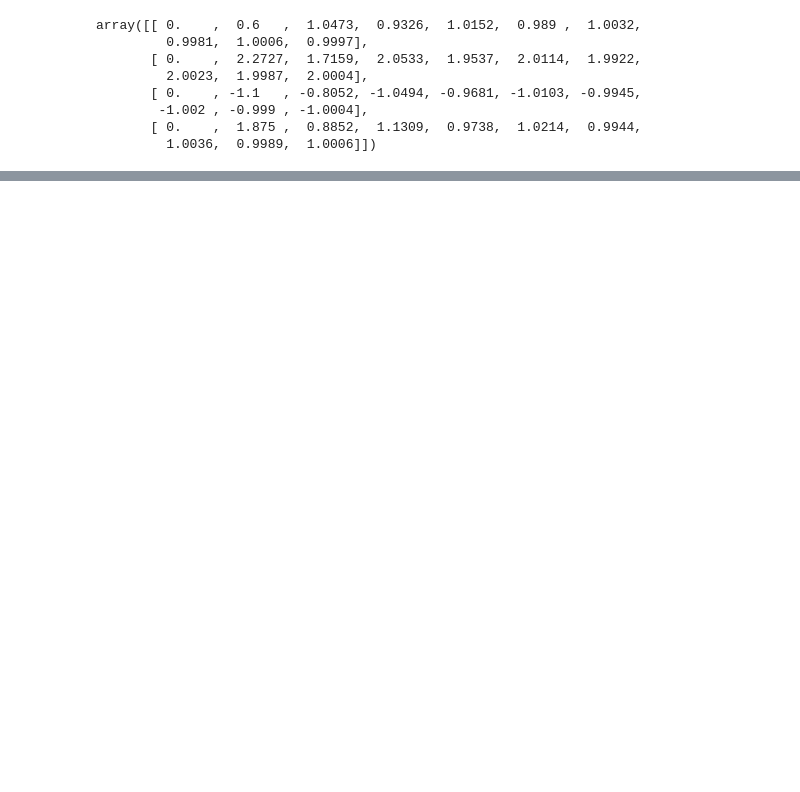
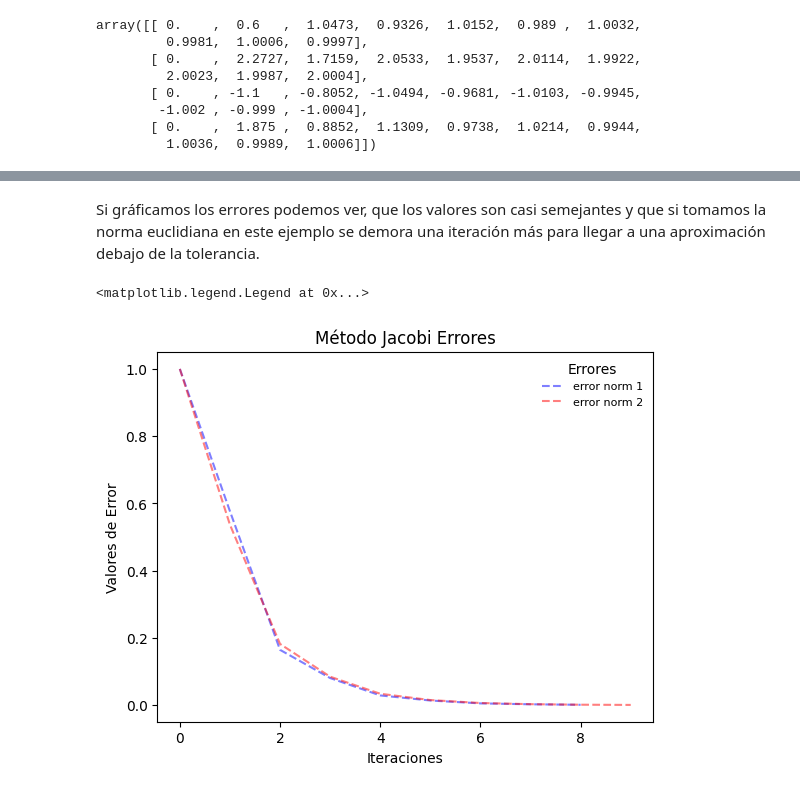
Before and after one commit to niclasDc/numerical_algorithm, a Jupyter notebook: Algoritmos_Metodos_Iterativos/Metodo_Jacobi.ipynb, the cells around one changed output, grey strips where cells are left out. Saved outputs shown, nothing was run; the diff lists cells and outputs as text; code cells hidden in the pictures; blank space fills up the shorter version.

Commit message:
Method Jacobi - Experimentos

```diff
--- a/Algoritmos_Metodos_Iterativos/Metodo_Jacobi.ipynb
+++ b/Algoritmos_Metodos_Iterativos/Metodo_Jacobi.ipynb
@@ -27,7 +58,7 @@ def transformar_sistema(A, b):
 def met_jacobi(T, c, v_0, tol, n_iteration, norm):
     norm_vk = 0
     norm_v0_vk = 0
-    error = 0
+    error = []
     table_vk = np.array([v_0])
     for i in range(0, n_iteration):
         # Matriz por vector para hallar el vector k-ésimo
@@ -43,10 +74,10 @@ def met_jacobi(T, c, v_0, tol, n_iteration, norm):
             norm_vk = np.linalg.norm(v_k)
 
         # Calculo del error relativo
-        error = norm_v0_vk / norm_vk
+        error.append(norm_v0_vk / norm_vk)
         v_0 = v_k
         table_vk = np.append(table_vk, [v_k])
-        if error <= tol:
+        if error[i] <= tol:
             return table_vk.reshape(i + 2, len(T)).transpose(), error
 
     return table_vk.reshape(n_iteration + 1, len(T)).transpose(), error
@@ -81,5 +113,6 @@ array([ 0.6       ,  2.27272727, -1.1       ,  1.875     ])
 # %%
-table_vk, error = met_jacobi(T, c, v_0, tol=10 ** (-3), n_iteration=10, norm=1)
+# Ejecutamos el método Jacobi usando la norma uniforme obteniendo
+table_vk, error1 = met_jacobi(T, c, v_0, tol=10 ** (-3), n_iteration=10, norm=1)
 table_vk
 # %% [output]
 array([[ 0.    ,  0.6   ,  1.0473,  0.9326,  1.0152,  0.989 ,  1.0032,
@@ -105,5 +137,0 @@ array([[ 0.    ,  0.6   ,  1.0473,  0.9326,  1.0152,  0.989 ,  1.0032,
-# %%
-# Tomemos el vector inicial
-v_0 = np.array([1, 2, 1, 2])
-table_vk, error = met_jacobi(T, c, v_0, tol=10 ** (-3), n_iteration=11, norm=1)
-table_vk
@@ -118,0 +138,4 @@ array([[ 1.    ,  0.6   ,  0.9709,  0.9713,  0.9992,  0.9965,  1.0002,
+# %%
+# Si realizamos el mismo ejemplo usando la norma euclidiana obtenemos:
+table_vk, error2 = met_jacobi(T, c, v_0, tol=10 ** (-3), n_iteration=10, norm=2)
+table_vk
@@ -118,0 +164,14 @@ array([[ 1.    ,  0.6   ,  0.9709,  0.9713,  0.9992,  0.9965,  1.0002,
+# %% [markdown]
+Si gráficamos los errores podemos ver, que los valores son casi semejantes y que si tomamos la norma euclidiana en este ejemplo se demora una iteración más para llegar a una aproximación debajo de la tolerancia.
+# %%
+
+plt.plot(error1, '--', label='error norm 1', alpha=0.5, color='blue')
+plt.plot(error2, '--', label='error norm 2', alpha=0.5, color='red')
+
+plt.title('Método Jacobi Errores')
+plt.xlabel('Iteraciones')
+plt.ylabel('Valores de Error')
+plt.legend(frameon=False, title='Errores', fontsize=8)
+# %% [output]
+<matplotlib.legend.Legend at 0x...>
+[figure, added]
```
Also changed, not shown: parts of 14 cells of this notebook.
